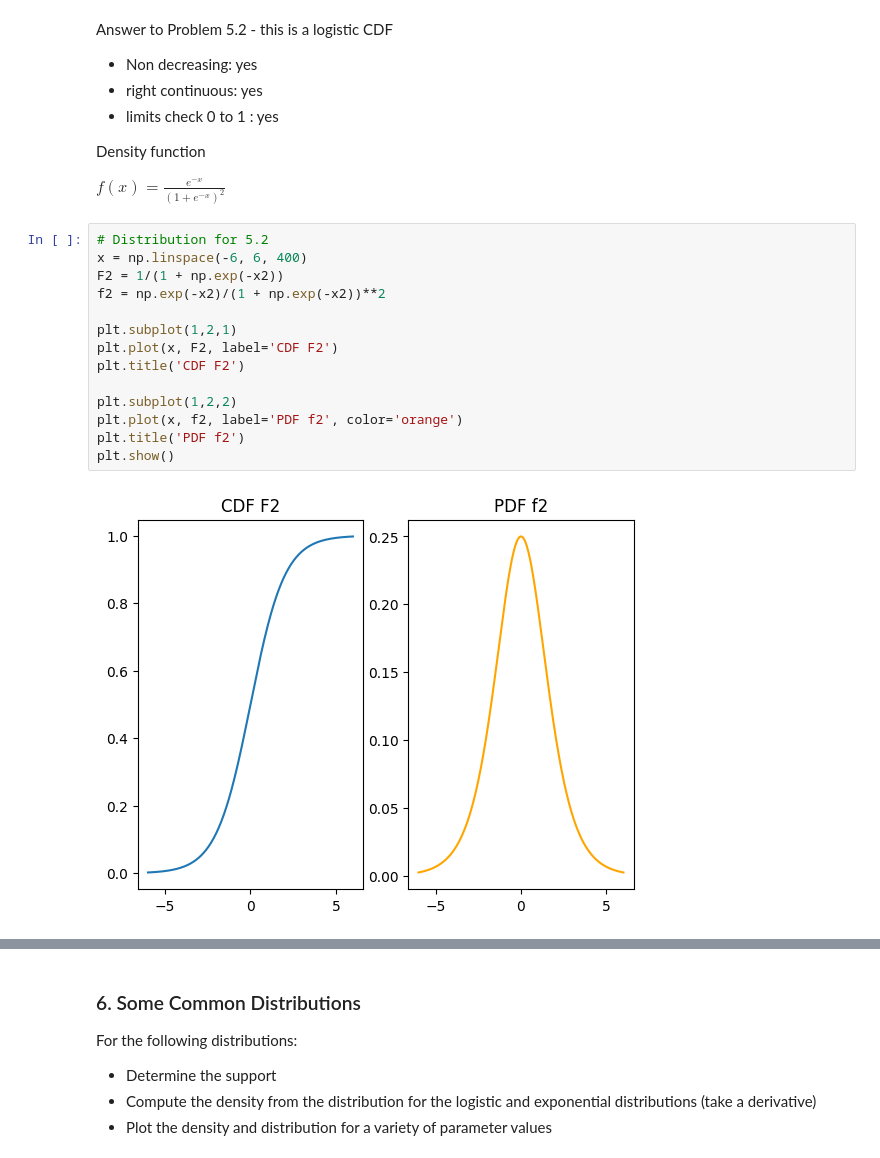
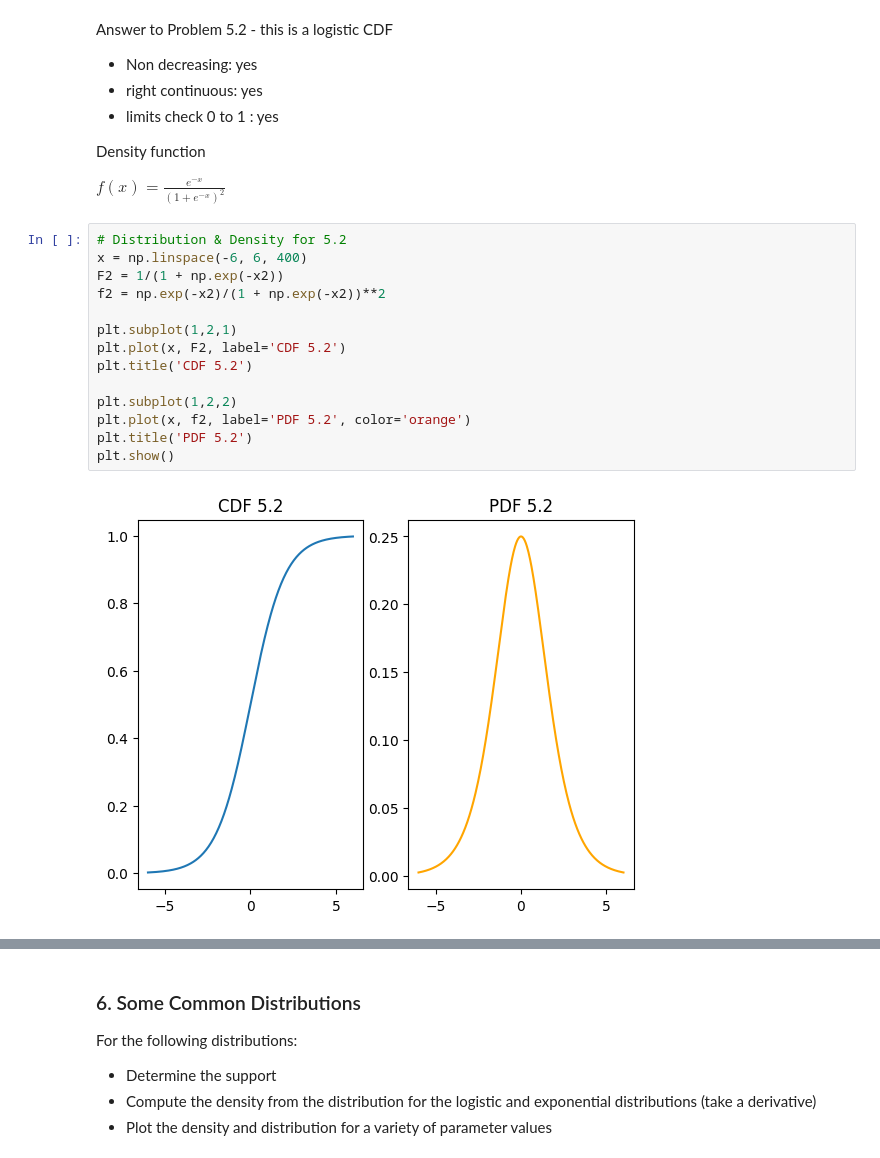
Before and after one commit to Poptartmeow/practice1, a Jupyter notebook: assignment_6_Tianyin_Mao.ipynb, the cells around one changed output, grey strips where cells are left out. Saved outputs shown, nothing was run; the diff lists cells and outputs as text.

```diff
--- a/assignment_6_Tianyin_Mao.ipynb
+++ b/assignment_6_Tianyin_Mao.ipynb
@@ -208,18 +208,18 @@ $
 f(x) = \frac{e^{-x}}{(1 + e^{-x})^2}
 $
 # %%
-# Distribution for 5.2
+# Distribution & Density for 5.2
 x = np.linspace(-6, 6, 400)
 F2 = 1/(1 + np.exp(-x2))
 f2 = np.exp(-x2)/(1 + np.exp(-x2))**2
 
 plt.subplot(1,2,1)
-plt.plot(x, F2, label='CDF F2')
-plt.title('CDF F2')
+plt.plot(x, F2, label='CDF 5.2')
+plt.title('CDF 5.2')
 
 plt.subplot(1,2,2)
-plt.plot(x, f2, label='PDF f2', color='orange')
-plt.title('PDF f2')
+plt.plot(x, f2, label='PDF 5.2', color='orange')
+plt.title('PDF 5.2')
 plt.show()
 # %% [output]
-[figure, old version]
+[figure, new version]
```
Also changed, not shown: parts of 17 cells of this notebook.
